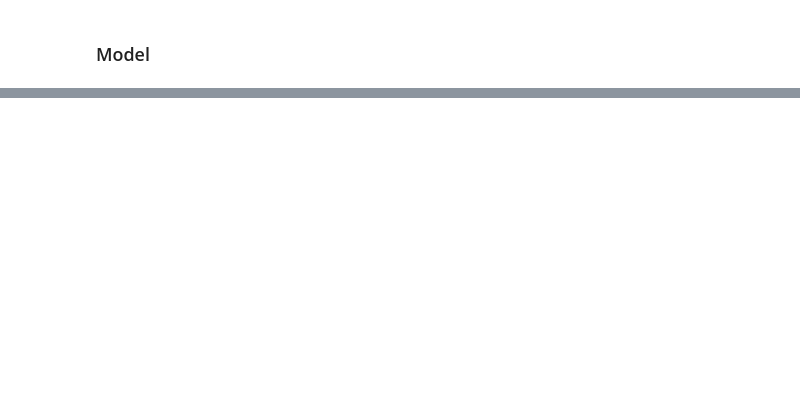
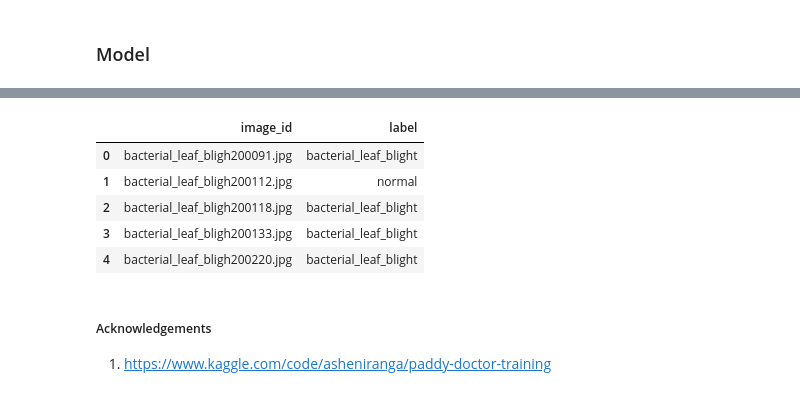
Before and after one commit to paddydoc/paddy-doctor-dataset, a Jupyter notebook: xception.ipynb, the cells around one changed output, grey strips where cells are left out. Saved outputs shown, nothing was run; the diff lists cells and outputs as text; code cells hidden in the pictures; blank space fills up the shorter version.

```diff
--- a/xception.ipynb
+++ b/xception.ipynb
@@ -145,0 +68,10 @@ def get_transforms_train(image):
+# %%
+SEED = 123
+EPOCHS = 100
+lr = 1e-4
+valid_split = 0.2
+input_size = 224
+batch_size = 32
+
+n_classes = len(glob.glob(train_path + '/*/'))
+print(n_classes)
@@ -278,0 +298,9 @@ predict_max = np.argmax(model.predict(test_data, verbose=1),axis=1)
+# %%
+STEP_SIZE_TEST=test_generator.n//test_generator.batch_size
+test_generator.reset()
+
+model.load_weights('xception.weights.best.hdf5')
+pred = model.predict_generator(test_generator,
+                               steps=STEP_SIZE_TEST,
+                               verbose=1)
+pred_classes = np.argmax(pred, axis=1)
@@ -279,3 +400,9 @@ predict_max = np.argmax(model.predict(test_data, verbose=1),axis=1)
 # %%
-inverse_map = {v:k for k,v in train_datagen.class_indices.items()}
-predictions = [inverse_map[k] for k in predict_max]
+predicted_class_indices=np.argmax(pred,axis=1)
+labels = (train_datagen.class_indices)
+
+labels = (train_datagen.class_indices)
+labels = dict((v,k) for k,v in labels.items())
+predictions = [labels[k] for k in predicted_class_indices]
+
+pd.Series(predictions).value_counts()
@@ -282,9 +424,15 @@ predictions = [inverse_map[k] for k in predict_max]
 # %%
-files=test_data.filenames
+filenames=test_generator.filenames
 
-temp = pd.DataFrame({"image_id":files,
+results=pd.DataFrame({"image_id":filenames,
                       "label":predictions})
-
-temp.image_id = temp.image_id.str.replace('./', '')
-temp.to_csv('model_submission_v5.csv', index=False)
-temp
+results.image_id = results.image_id.str.replace('./', '')
+results.to_csv("submission.csv",index=False)
+results.head()
+# %% [output]
+|  | image_id | label |
+| 0 | bacterial_leaf_bligh200091.jpg | bacterial_leaf_blight |
+| 1 | bacterial_leaf_bligh200112.jpg | normal |
+| 2 | bacterial_leaf_bligh200118.jpg | bacterial_leaf_blight |
+| 3 | bacterial_leaf_bligh200133.jpg | bacterial_leaf_blight |
+| 4 | bacterial_leaf_bligh200220.jpg | bacterial_leaf_blight |
@@ -292,0 +439,3 @@ temp.label.value_counts()
+# %% [markdown]
+##### Acknowledgements
+  1. https://www.kaggle.com/code/asheniranga/paddy-doctor-training
```
Also changed, not shown: parts of 47 cells of this notebook.
